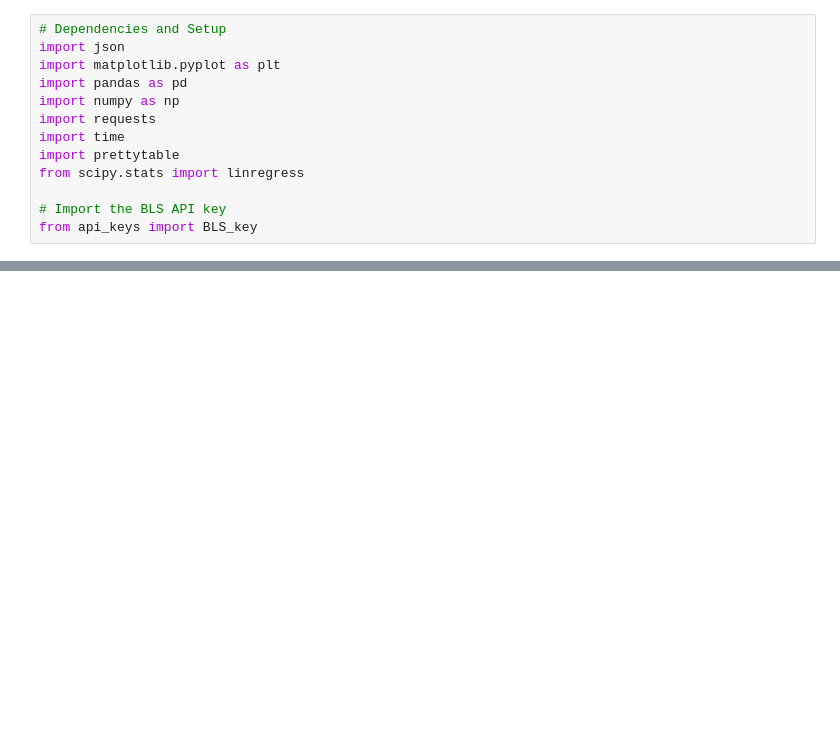
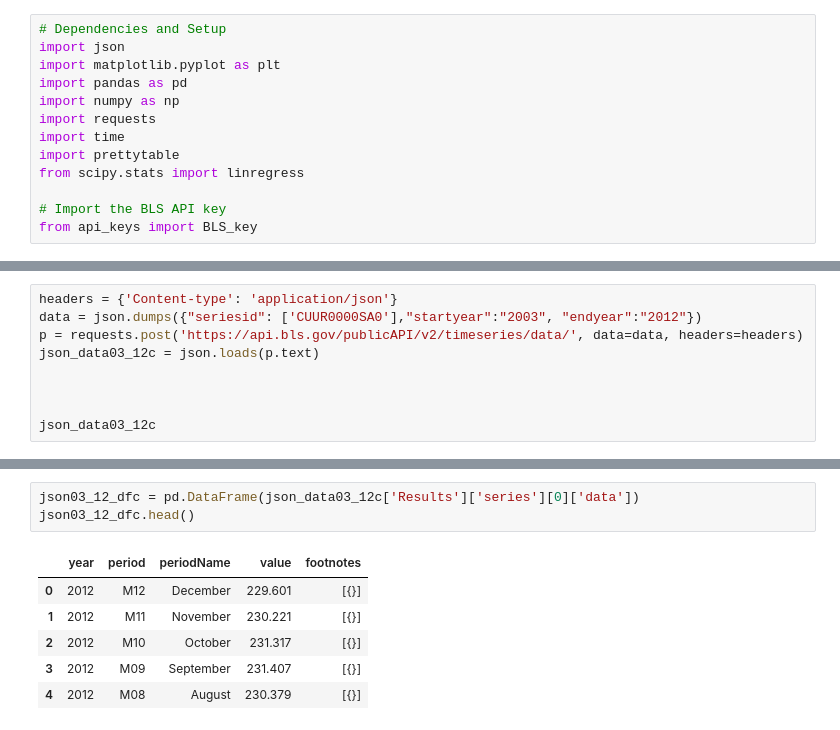
Before and after one commit to PhilipSJLin/Group-Project-1, a Jupyter notebook: BLSPy.ipynb, the cells around one changed output, grey strips where cells are left out. Drawn from its saved outputs; the diff is of its cells as text; blank space fills up the shorter version.

```diff
--- a/BLSPy.ipynb
+++ b/BLSPy.ipynb
@@ -73,0 +123,9 @@ json13_22_df.plot()
+# %%
+headers = {'Content-type': 'application/json'}
+data = json.dumps({"seriesid": ['CUUR0000SA0'],"startyear":"2003", "endyear":"2012"})
+p = requests.post('https://api.bls.gov/publicAPI/v2/timeseries/data/', data=data, headers=headers)
+json_data03_12c = json.loads(p.text)
+
+
+
+json_data03_12c
@@ -73,0 +150,10 @@ json13_22_df.plot()
+# %%
+json03_12_dfc = pd.DataFrame(json_data03_12c['Results']['series'][0]['data'])
+json03_12_dfc.head()
+# %% [output]
+|  | year | period | periodName | value | footnotes |
+| 0 | 2012 | M12 | December | 229.601 | [{}] |
+| 1 | 2012 | M11 | November | 230.221 | [{}] |
+| 2 | 2012 | M10 | October | 231.317 | [{}] |
+| 3 | 2012 | M09 | September | 231.407 | [{}] |
+| 4 | 2012 | M08 | August | 230.379 | [{}] |
```
Also changed, not shown: parts of 17 cells of this notebook, 2 other files.
